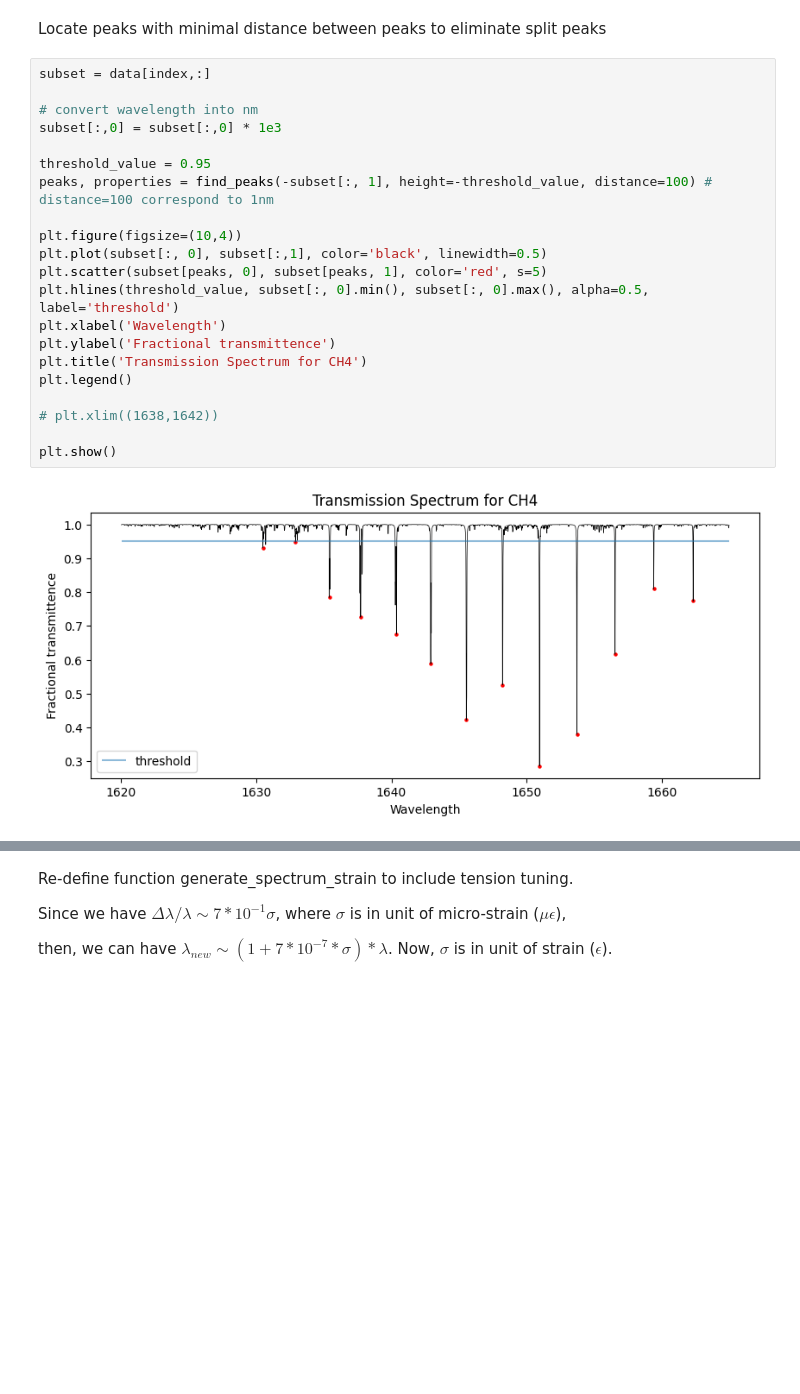
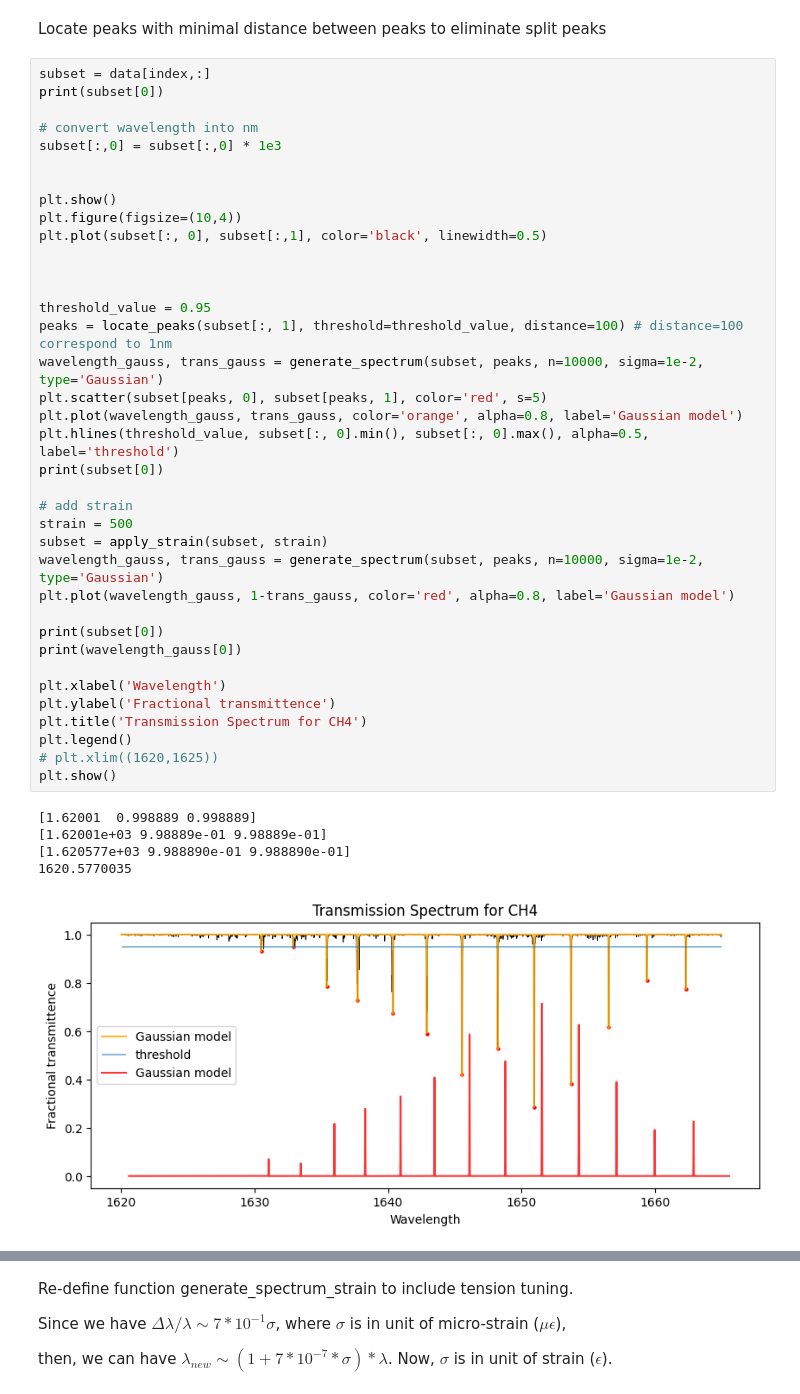
Before and after one commit to SAIL-Labs/FBG-Sensor, a Jupyter notebook: code/demos/tension_CH4.ipynb, the cells around one changed output, grey strips where cells are left out. Drawn from its saved outputs; the diff is of its cells as text; blank space fills up the shorter version.

```diff
--- a/code/demos/tension_CH4.ipynb
+++ b/code/demos/tension_CH4.ipynb
@@ -38,24 +38,44 @@ plt.show()
 Locate peaks with minimal distance between peaks to eliminate split peaks
 # %%
 subset = data[index,:]
+print(subset[0])
 
 # convert wavelength into nm
 subset[:,0] = subset[:,0] * 1e3
 
-threshold_value = 0.95
-peaks, properties = find_peaks(-subset[:, 1], height=-threshold_value, distance=100) # distance=100 correspond to 1nm
 
+plt.show()
 plt.figure(figsize=(10,4))
 plt.plot(subset[:, 0], subset[:,1], color='black', linewidth=0.5)
+
+
+
+threshold_value = 0.95
+peaks = locate_peaks(subset[:, 1], threshold=threshold_value, distance=100) # distance=100 correspond to 1nm
+wavelength_gauss, trans_gauss = generate_spectrum(subset, peaks, n=10000, sigma=1e-2, type='Gaussian')
 plt.scatter(subset[peaks, 0], subset[peaks, 1], color='red', s=5)
+plt.plot(wavelength_gauss, trans_gauss, color='orange', alpha=0.8, label='Gaussian model')
 plt.hlines(threshold_value, subset[:, 0].min(), subset[:, 0].max(), alpha=0.5, label='threshold')
+print(subset[0])
+
+# add strain
+strain = 500
+subset = apply_strain(subset, strain)
+wavelength_gauss, trans_gauss = generate_spectrum(subset, peaks, n=10000, sigma=1e-2, type='Gaussian')
+plt.plot(wavelength_gauss, 1-trans_gauss, color='red', alpha=0.8, label='Gaussian model')
+
+print(subset[0])
+print(wavelength_gauss[0])
+
 plt.xlabel('Wavelength')
 plt.ylabel('Fractional transmittence')
 plt.title('Transmission Spectrum for CH4')
 plt.legend()
-
-# plt.xlim((1638,1642))
-
+# plt.xlim((1620,1625))
 plt.show()
 # %% [output]
+[1.62001  0.998889 0.998889]
+[1.62001e+03 9.98889e-01 9.98889e-01]
+[1.620577e+03 9.988890e-01 9.988890e-01]
+1620.5770035
-[figure, old version]
+[figure, new version]
```
Also changed, not shown: parts of 6 cells of this notebook, 1 other file.
